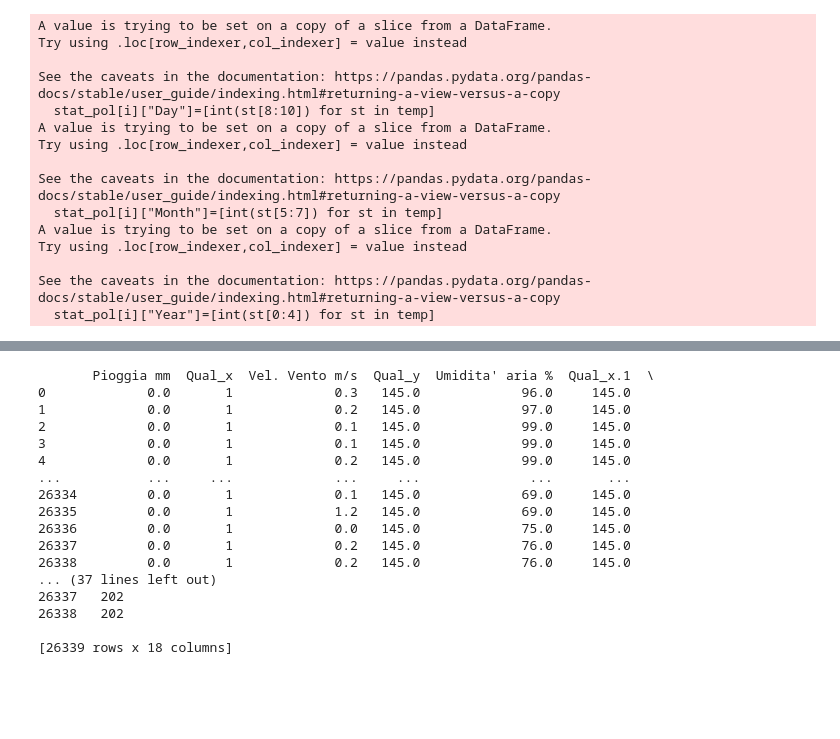
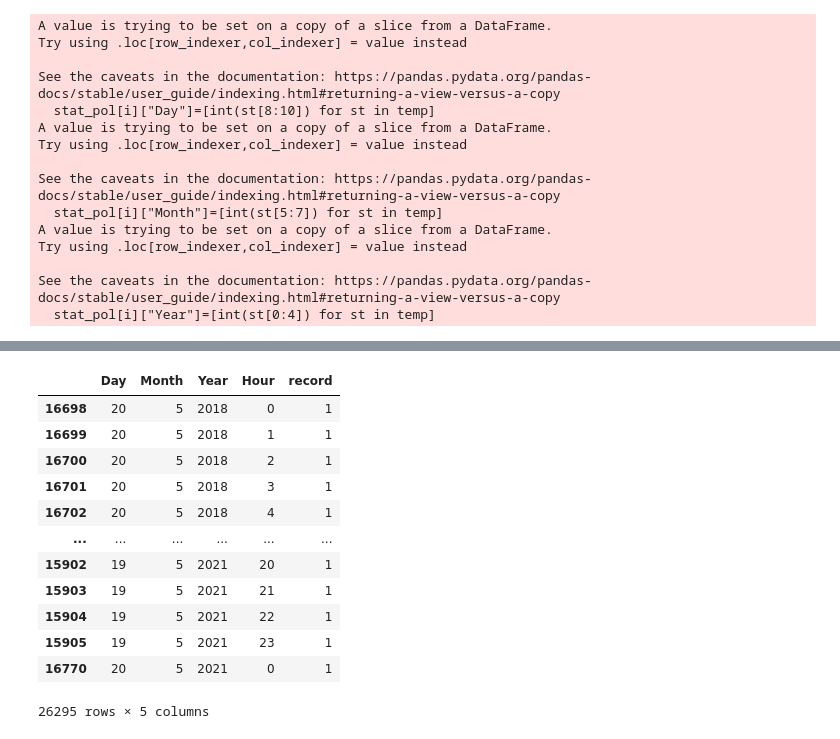
Before and after one commit to IZerab/Tesi_Triennale, a Jupyter notebook: Untitled3.ipynb, the cells around one changed output, grey strips where cells are left out. Drawn from its saved outputs; the diff is of its cells as text; code cells hidden in the pictures; blank space fills up the shorter version.

```diff
--- a/Untitled3.ipynb
+++ b/Untitled3.ipynb
@@ -189,6 +197,6 @@ Parco S. Chiara
 # %%
-#variables_meteo are labels present in a dictionary in the lib make_datasets.py
-listMet_stations = m_d.list_in_directory('path_meteo')
+##variables_meteo are labels present in a dictionary in the lib make_datasets.py
+#listMet_stations = m_d.list_in_directory('path_meteo')
 #variables_meteo = ['rain','speed','humidity','radiation','direction','pressure','temperature']
 #df_meteo = {}
 #for i in listMet_stations:
@@ -238,23 +312,33 @@ df_meteo = {}
 for i in listMet_stations:
     path = r"C:\Users\beltr\PycharmProjects\Tesi\data\processed\\" + i + "_final.csv"
     df_meteo[i] = pd.read_csv(path)
+
+temp3= ["_x","_y","_x.1","_y.1","_x.2","_y.2",""]
+
+for i in listMet_stations:
+    for j in temp3:
+        df_meteo[i].drop(columns="Qual"+j, inplace=True)
+print(df_meteo[i])
-# %%
-print(df_meteo["Ala"])
-# %% [output]
-       Pioggia mm  Qual_x  Vel. Vento m/s  Qual_y  Umidita' aria %  Qual_x.1  \
-0             0.0       1             0.3   145.0             96.0     145.0
-1             0.0       1             0.2   145.0             97.0     145.0
-2             0.0       1             0.1   145.0             99.0     145.0
-3             0.0       1             0.1   145.0             99.0     145.0
-4             0.0       1             0.2   145.0             99.0     145.0
-...           ...     ...             ...     ...              ...       ...
-26334         0.0       1             0.1   145.0             69.0     145.0
-26335         0.0       1             1.2   145.0             69.0     145.0
-26336         0.0       1             0.0   145.0             75.0     145.0
-26337         0.0       1             0.2   145.0             76.0     145.0
-26338         0.0       1             0.2   145.0             76.0     145.0
-... (37 lines left out)
-26337   202
-26338   202
-
-[26339 rows x 18 columns]
+# %%
+df={}
+for i in listMet_stations:
+    df[i] = df_meteo[i].groupby(["Day",'Month','Year',"Hour"]).size().reset_index().rename(columns={0:'record'})
+    df[i].sort_values(by=["Year","Month","Day","Hour"],
+                            ascending = [True, True, True,True],
+                            inplace=True)
+# %%
+df["Riva"]
+# %% [output]
+|  | Day | Month | Year | Hour | record |
+| 16698 | 20 | 5 | 2018 | 0 | 1 |
+| 16699 | 20 | 5 | 2018 | 1 | 1 |
+| 16700 | 20 | 5 | 2018 | 2 | 1 |
+| 16701 | 20 | 5 | 2018 | 3 | 1 |
+| 16702 | 20 | 5 | 2018 | 4 | 1 |
+| ... | ... | ... | ... | ... | ... |
+| 15902 | 19 | 5 | 2021 | 20 | 1 |
+| 15903 | 19 | 5 | 2021 | 21 | 1 |
+| 15904 | 19 | 5 | 2021 | 22 | 1 |
+| 15905 | 19 | 5 | 2021 | 23 | 1 |
+| 16770 | 20 | 5 | 2021 | 0 | 1 |
+26295 rows × 5 columns
```
Also changed, not shown: parts of 9 cells of this notebook, 4 other files.
